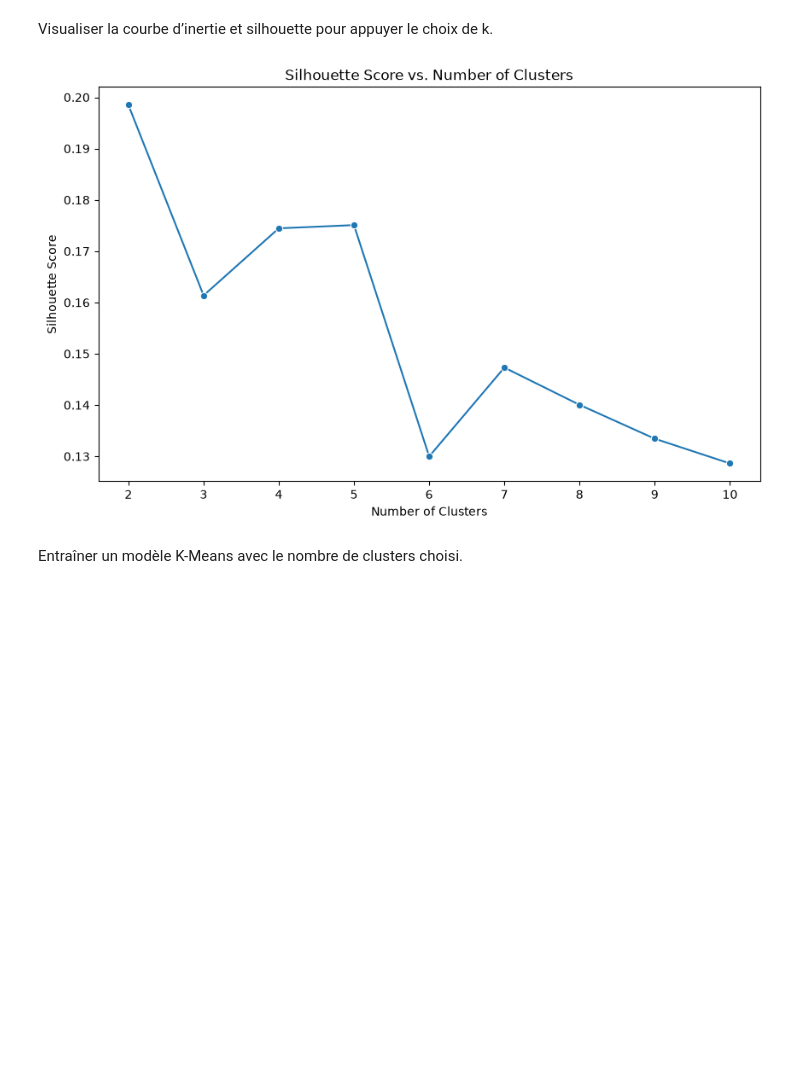
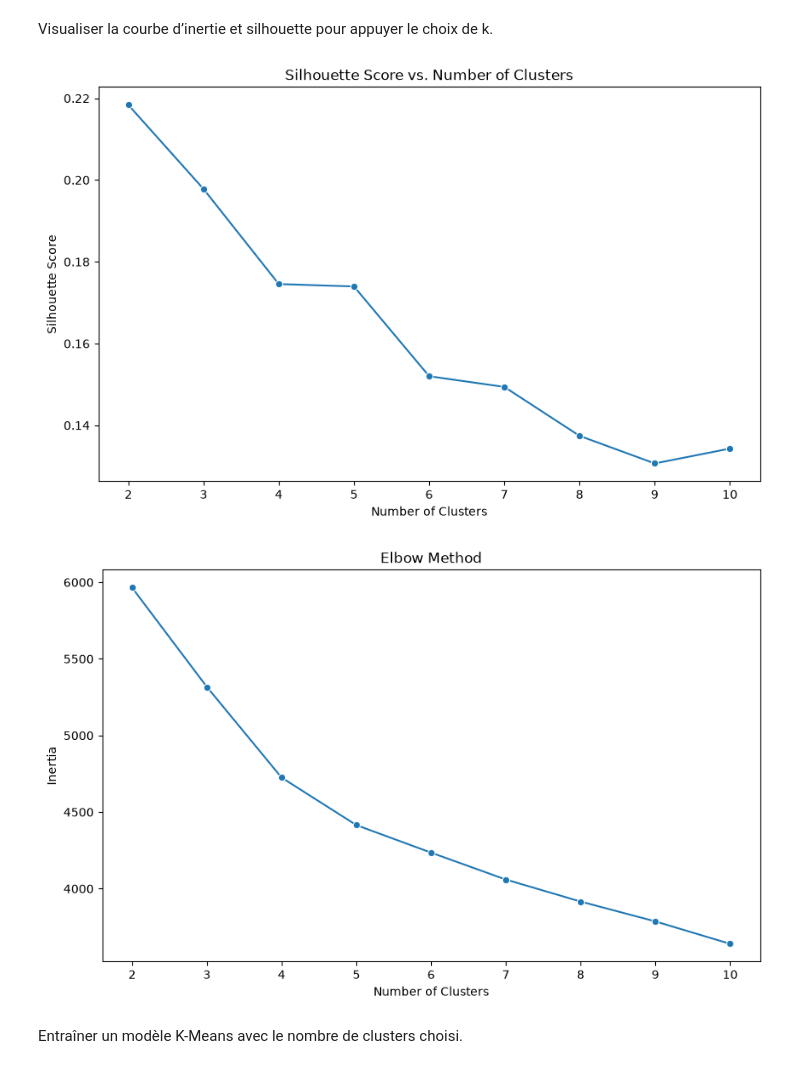
Before and after one commit to ElMehdiCherkaoui/Systeme-Intelligent-de-Prediction-du-Risque-de-Diabete, a Jupyter notebook: notebooks/01_analyse_complete.ipynb, the cells around one changed output. Cells and saved outputs as stored; diff of their text form; code cells hidden in the pictures; blank space fills up the shorter version.

```diff
--- a/notebooks/01_analyse_complete.ipynb
+++ b/notebooks/01_analyse_complete.ipynb
@@ -238,7 +238,7 @@ from sklearn.cluster import KMeans
 from sklearn.metrics import silhouette_score
 
 silhouette_scores = []
-
+inertia = []
 
 k_range = range(2, 11)
 
@@ -248,12 +248,13 @@ for k in k_range:
     labels = kmeans.labels_
     score = silhouette_score(df_scaled, labels)
     silhouette_scores.append(score)
+    inertia.append(kmeans.inertia_)
 
 best_index = silhouette_scores.index(max(silhouette_scores))
 
-perfect_k = k_range[best_index]
+best_k = k_range[best_index]
 
-print(f"The perfect number of clusters is {perfect_k}!")
+print(f"The best number of clusters is {best_k}!")
 # %% [output]
 The perfect number of clusters is 2!
 # %% [markdown]
@@ -261,13 +262,25 @@ Visualiser la courbe d’inertie et silhouette pour appuyer le choix de k.
 # %%
 plt.figure(figsize=(10, 6))
 sns.lineplot(x=k_range, y=silhouette_scores, marker='o')
 plt.title('Silhouette Score vs. Number of Clusters')
 plt.xlabel('Number of Clusters')
 plt.ylabel('Silhouette Score')
 plt.xticks(k_range)
 plt.show()
+
+# elbow method
+
+
+plt.figure(figsize=(10, 6))
+sns.lineplot(x=k_range, y=inertia, marker='o')
+plt.title('Elbow Method')
+plt.xlabel('Number of Clusters')
+plt.ylabel('Inertia')
+plt.xticks(k_range)
+plt.show()
 # %% [output]
-[figure, old version]
+[figure, new version]
+[figure, added]
 # %% [markdown]
 Entraîner un modèle K-Means avec le nombre de clusters choisi.
 # %%
```
Also changed, not shown: parts of 5 cells of this notebook.
